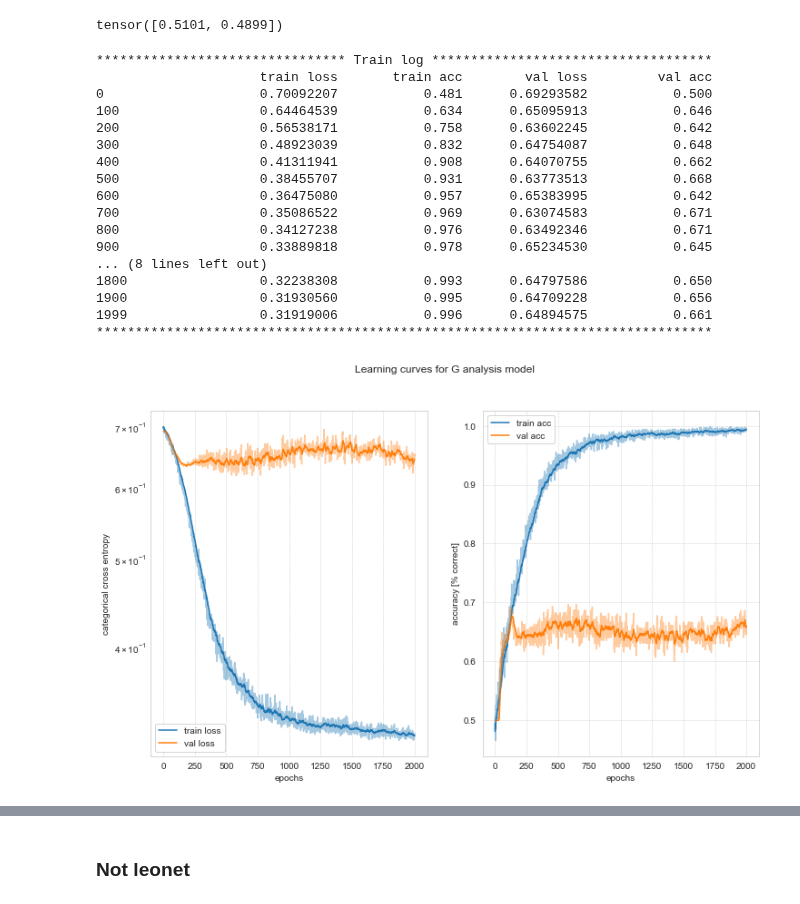
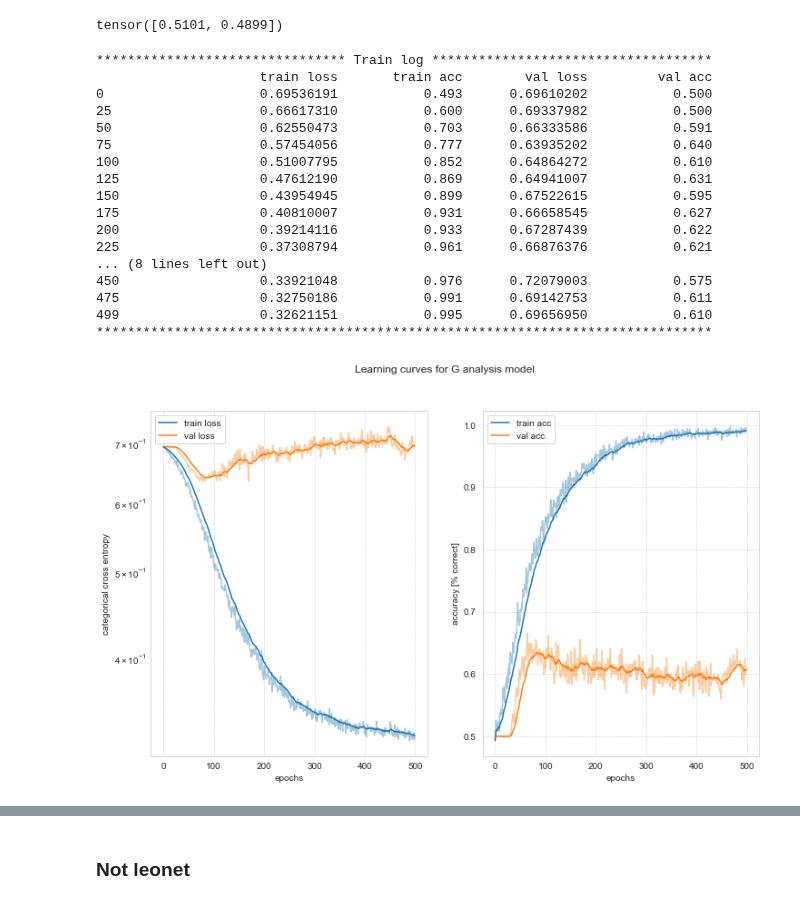
Before and after one commit to palexlee/DeepWololo, a Jupyter notebook: PA_notebook.ipynb, the cells around one changed output, grey strips where cells are left out. Cells and saved outputs as stored; diff of their text form; code cells hidden in the pictures.

```diff
--- a/PA_notebook.ipynb
+++ b/PA_notebook.ipynb
@@ -148,39 +148,39 @@ tensor([0.5101, 0.4899])
 # %%
 shadow_modelG = denseG(flattened_size)
 
 crit_fun = lambda input_, target : (input_, target)
 y_hat_fun = lambda y: y.argmax(1)
 
 loss_fun = nn.CrossEntropyLoss()
 learning_rate = 0.05
-epochs = 2000
+epochs = 500
 
 batch_size = 1000
 batch_cap = 1000
 batch_fun = lambda x, y: x * (y // batch_cap + 1)
 
 mt = ModelTrainer(shadow_modelG, loss_fun, optim.SGD(shadow_modelG.parameters(), lr=learning_rate), y_hat_fun, crit_fun)
 hist = mt.fit(g_shadow_train_dataset, g_shadow_test_dataset, epochs=epochs, batch_size=batch_size, verbose=epochs/20)
 mt.plot_training("Learning curves for G analysis model")
 # %% [output]
 ******************************** Train log ************************************
                      train loss       train acc        val loss         val acc
-0                    0.70092207           0.481      0.69293582           0.500
-100                  0.64464539           0.634      0.65095913           0.646
-200                  0.56538171           0.758      0.63602245           0.642
-300                  0.48923039           0.832      0.64754087           0.648
-400                  0.41311941           0.908      0.64070755           0.662
-500                  0.38455707           0.931      0.63773513           0.668
-600                  0.36475080           0.957      0.65383995           0.642
-700                  0.35086522           0.969      0.63074583           0.671
-800                  0.34127238           0.976      0.63492346           0.671
-900                  0.33889818           0.978      0.65234530           0.645
+0                    0.69536191           0.493      0.69610202           0.500
+25                   0.66617310           0.600      0.69337982           0.500
+50                   0.62550473           0.703      0.66333586           0.591
+75                   0.57454056           0.777      0.63935202           0.640
+100                  0.51007795           0.852      0.64864272           0.610
+125                  0.47612190           0.869      0.64941007           0.631
+150                  0.43954945           0.899      0.67522615           0.595
+175                  0.40810007           0.931      0.66658545           0.627
+200                  0.39214116           0.933      0.67287439           0.622
+225                  0.37308794           0.961      0.66876376           0.621
 ... (8 lines left out)
-1800                 0.32238308           0.993      0.64797586           0.650
-1900                 0.31930560           0.995      0.64709228           0.656
-1999                 0.31919006           0.996      0.64894575           0.661
+450                  0.33921048           0.976      0.72079003           0.575
+475                  0.32750186           0.991      0.69142753           0.611
+499                  0.32621151           0.995      0.69656950           0.610
 *******************************************************************************
-[figure, old version]
+[figure, new version]
 # %%
 diagnostic_plots(shadow_modelG, g_shadow_train_dataset, g_shadow_test_dataset)
 # %% [output]
```
Also changed, not shown: parts of 3 cells of this notebook, 2 other files.
